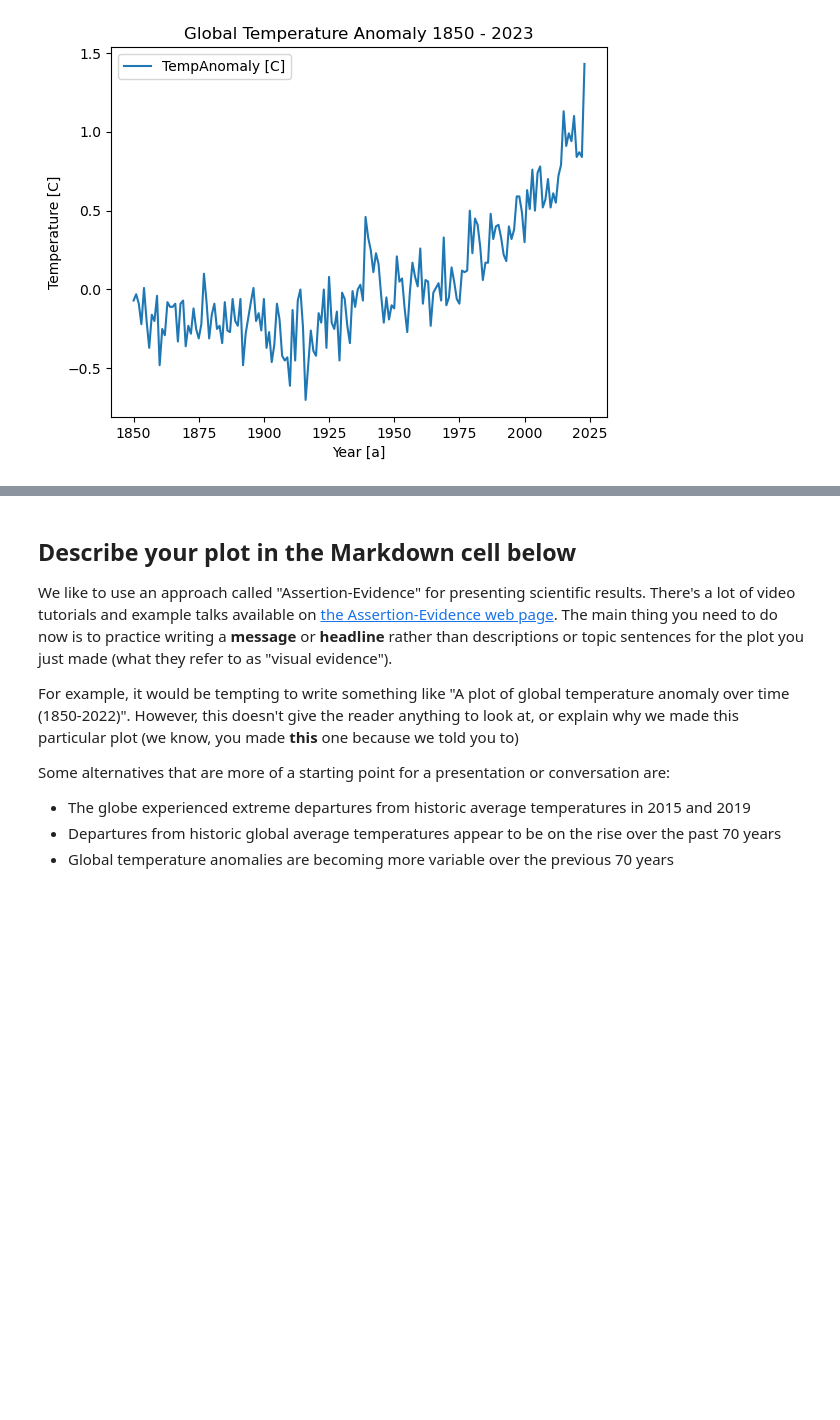
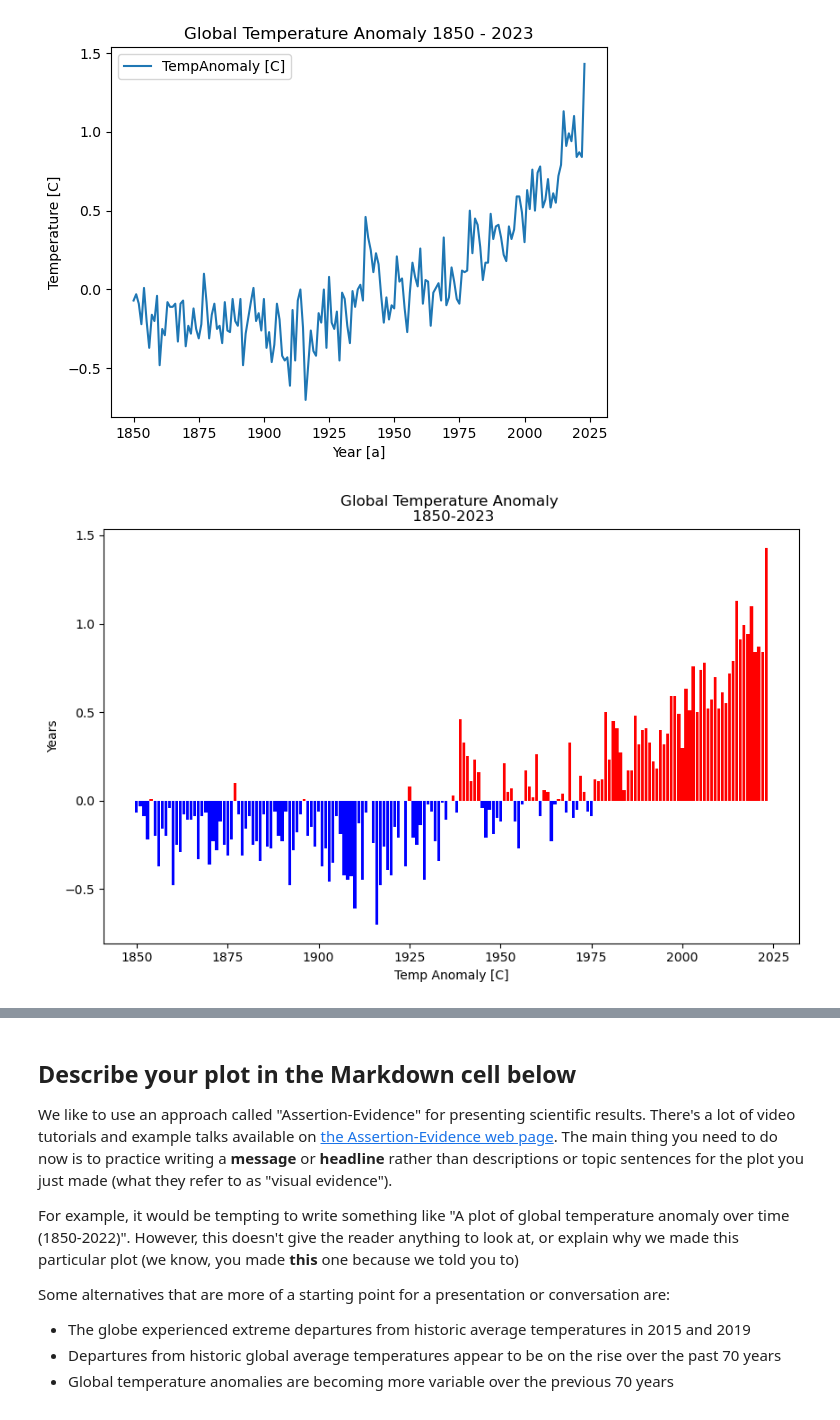
Before and after one commit to macacosta/01-geopark-get-started-reproducible-science-template, a Jupyter notebook: Get Started with Open Reproducible Science!.ipynb, the cells around one changed output, grey strips where cells are left out. Drawn from its saved outputs; the diff is of its cells as text; code cells hidden in the pictures; blank space fills up the shorter version.

```diff
--- a/Get Started with Open Reproducible Science!.ipynb
+++ b/Get Started with Open Reproducible Science!.ipynb
@@ -355,3 +358,26 @@ dataframe.plot(x='Date', y='TempAnomaly [C]',
+# %%
+# you need to definr figure and axeis objects
+fig, ax = plt.subplots(figsize=(10,6))
+
+# define variables for plotting
+years = dataframe['Date']
+temp_anomaly = dataframe['TempAnomaly [C]']
+# print(years,temp_anomaly)
+
+# defining colors using conditional statement
+colors = ['red' if value > 0 else 'blue' for value in temp_anomaly]
+
+# plot using bar chart
+plt.bar(years, temp_anomaly, color = colors)
+
+# adding labels and tittles to plot and axis
+plt.ylabel('Years')
+plt.xlabel('Temp Anomaly [C]')
+plt.title('Global Temperature Anomaly \n 1850-2023')
+
+plt.show()
+# %% [output]
+[figure, added]
 # %% [markdown]
 **THIS ISN'T THE END! Don't forget to complete the next task where you will describe your plot**
 
```
Also changed, not shown: parts of 1 cell of this notebook.
